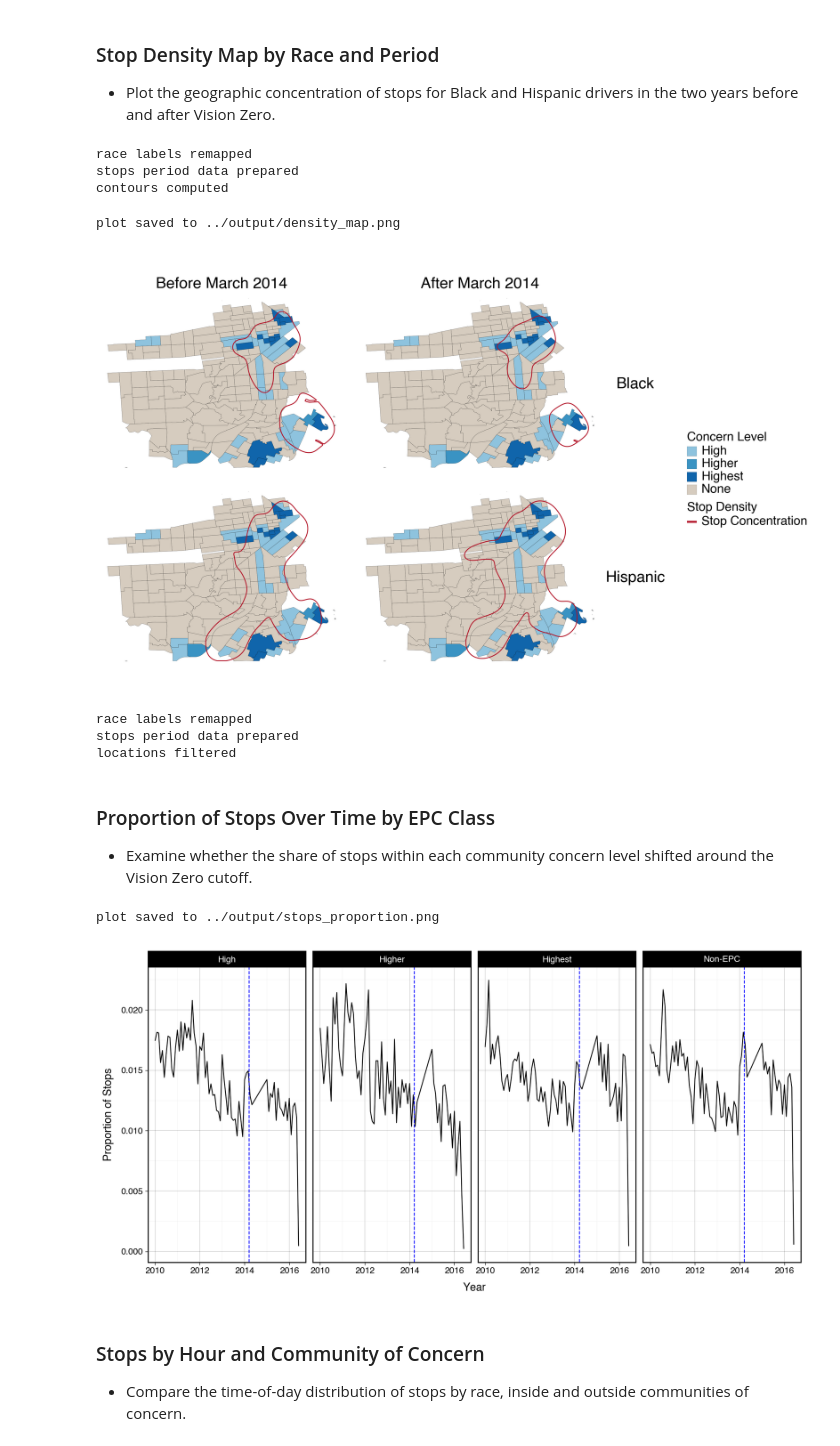
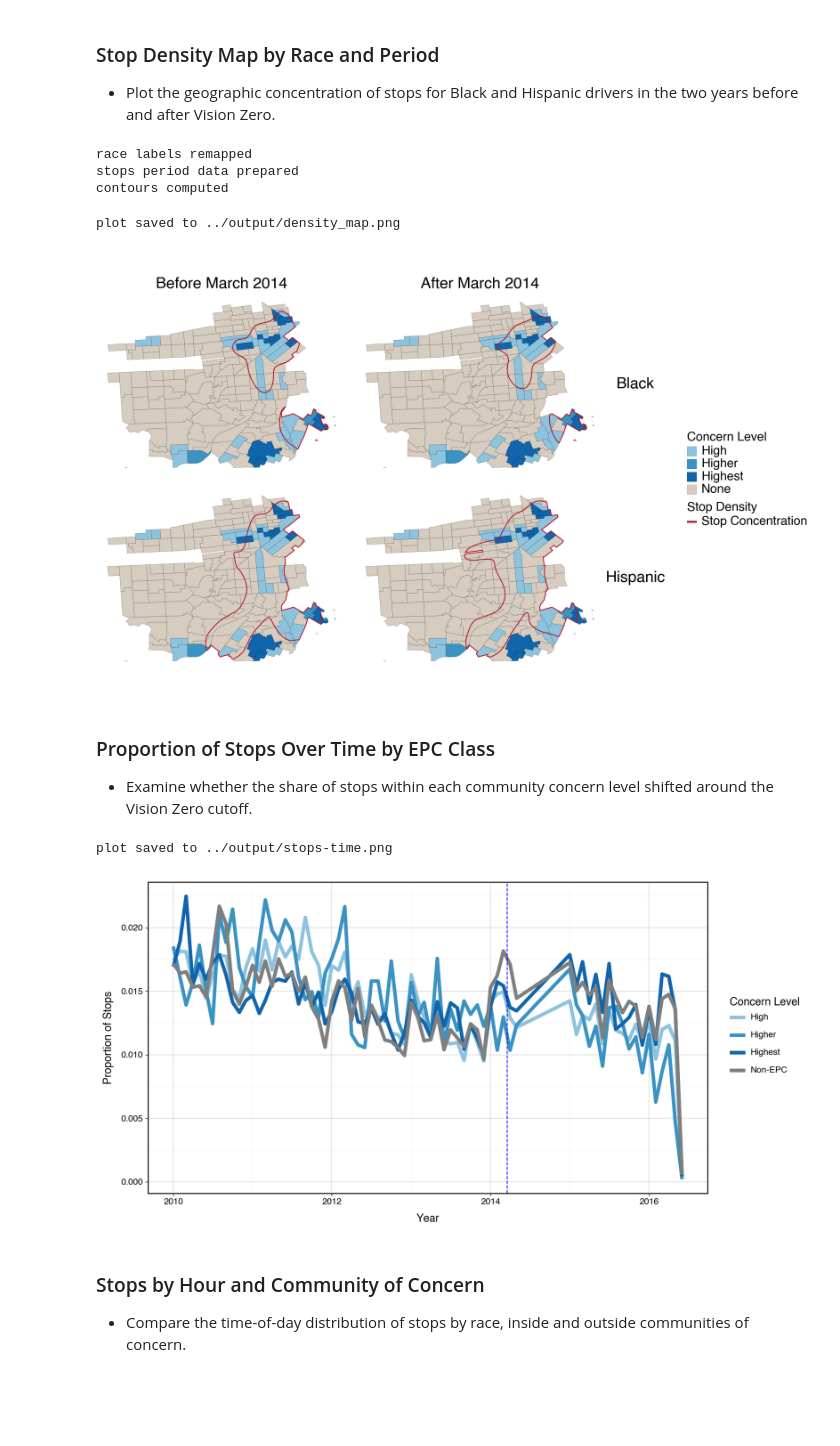
Before and after one commit to utexas-SDS-357/sds357-project-sp26-con-founders, a Jupyter notebook: bias/src/bias_eda.ipynb, the cells around one changed output. Cells and saved outputs as stored; diff of their text form; code cells hidden in the pictures; blank space fills up the shorter version.

```diff
--- a/bias/src/bias_eda.ipynb
+++ b/bias/src/bias_eda.ipynb
@@ -109,8 +91,13 @@ stops_period = prep_stops_period(stops_df, cutoff_date, races, race_map,
 epc_reproj = epc_gdf[['epc_class', 'geometry']].copy()
 epc_reproj['epc_class'] = epc_reproj['epc_class'].replace('NA', 'None').fillna('None')
 epc_reproj = epc_reproj.to_crs("EPSG:4326")
-sf_boundary = unary_union(epc_reproj.geometry)
 
+# filter to county
+boundaries = county_gdf[county_gdf['county'].isin(['San Francisco'])]
+epc_filtered = gpd.sjoin(epc_reproj, boundaries, predicate="within")
+
+# get boundary for epcs
+sf_boundary = unary_union(epc_filtered.geometry)
 contour_df = get_clipped_contours(
     stops_period,
     x_col="lng",
@@ -120,7 +107,7 @@ contour_df = get_clipped_contours(
     levels=5
 )
 
-# assign ordered categorical after function, matching original approach
+# add labels by policy period
 before_label = f"Before {pd.Timestamp(cutoff_date).strftime('%B %Y')}"
 after_label = f"After {pd.Timestamp(cutoff_date).strftime('%B %Y')}"
 contour_df["period"] = pd.Categorical(
@@ -129,39 +116,25 @@ contour_df["period"] = pd.Categorical(
     ordered=True
 )
 
-p = plot_density_map(epc_polygon_df, contour_df)
-save_plot(p, "density_map.png", output_dir=output_dir, width=16, height=10)
-p
+epc_densities = plot_density_map(epc_polygon_df, contour_df)
+save_plot(epc_densities, "density_map.png", output_dir=output_dir, width=16, height=10)
+epc_densities
 # %% [output]
 race labels remapped
 stops period data prepared
 contours computed
 plot saved to ../output/density_map.png
-[figure, old version]
+[figure, new version]
-# %%
-stops_period = prep_stops_period(stops_df, cutoff_date, races, race_map,
-                                  race_col=race_col, date_col=date_col)
-
-# create boundaries for epcs
-epc_for_boundary = epc_gdf[['epc_class', 'geometry']].copy()
-epc_for_boundary['epc_class'] = epc_for_boundary['epc_class'].replace('NA', 'None').fillna('None')
-epc_for_boundary = epc_for_boundary.to_crs("EPSG:4326")
-epc_for_boundary = filter_location(epc_for_boundary, county_gdf, counties_of_interest)
-sf_boundary = unary_union(epc_for_boundary.geometry)
-# %% [output]
-race labels remapped
-stops period data prepared
-locations filtered
 # %% [markdown]
 ### Proportion of Stops Over Time by EPC Class
 - Examine whether the share of stops within each community concern level shifted around the Vision Zero cutoff.
 # %%
-p = plot_stops_proportion(stops_df, cutoff_date, date_col=date_col, epc_col=epc_col)
-save_plot(p, "stops_proportion.png", output_dir=output_dir, width=10, height=5)
-p
+stop_prop_plot = plot_stops_proportion(stops_df, cutoff_date, date_col=date_col, epc_col=epc_col)
+save_plot(stop_prop_plot, "stops-time.png", output_dir=output_dir, width=10, height=5)
+stop_prop_plot
 # %% [output]
-plot saved to ../output/stops_proportion.png
+plot saved to ../output/stops-time.png
-[figure, old version]
+[figure, new version]
 # %% [markdown]
 ### Stops by Hour and Community of Concern
 - Compare the time-of-day distribution of stops by race, inside and outside communities of concern.
```
Also changed, not shown: parts of 8 cells of this notebook, 8 other files.
